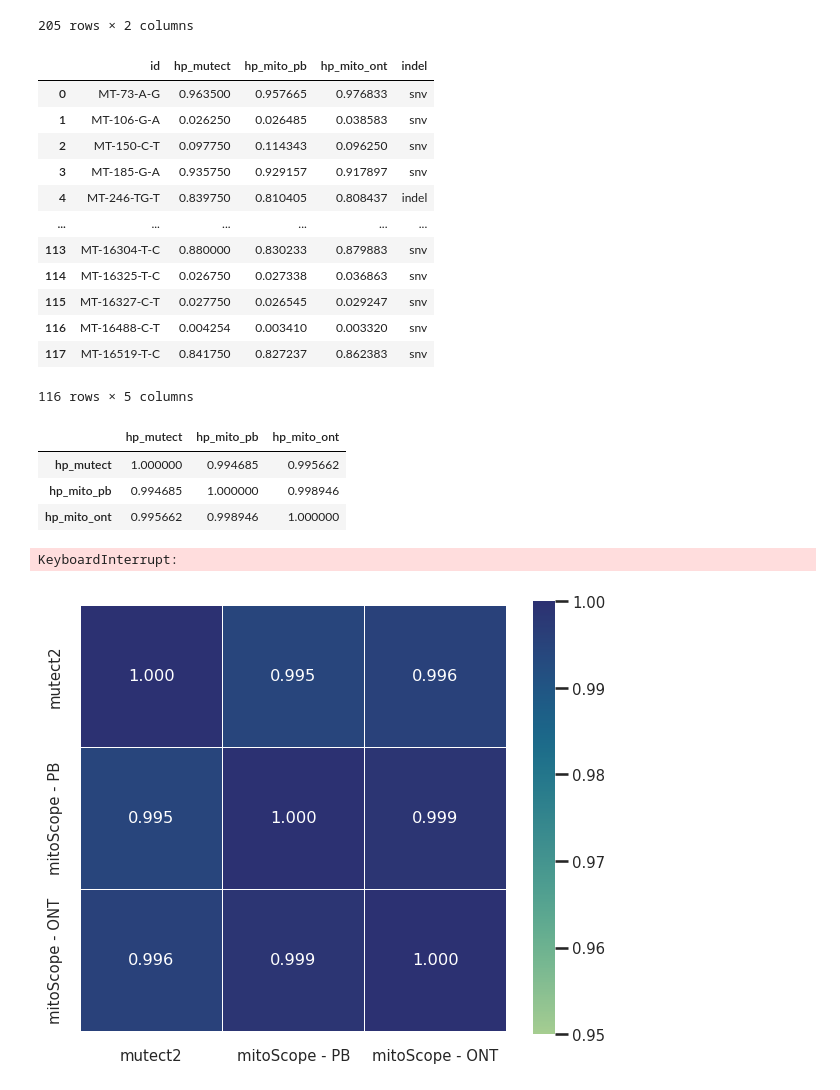
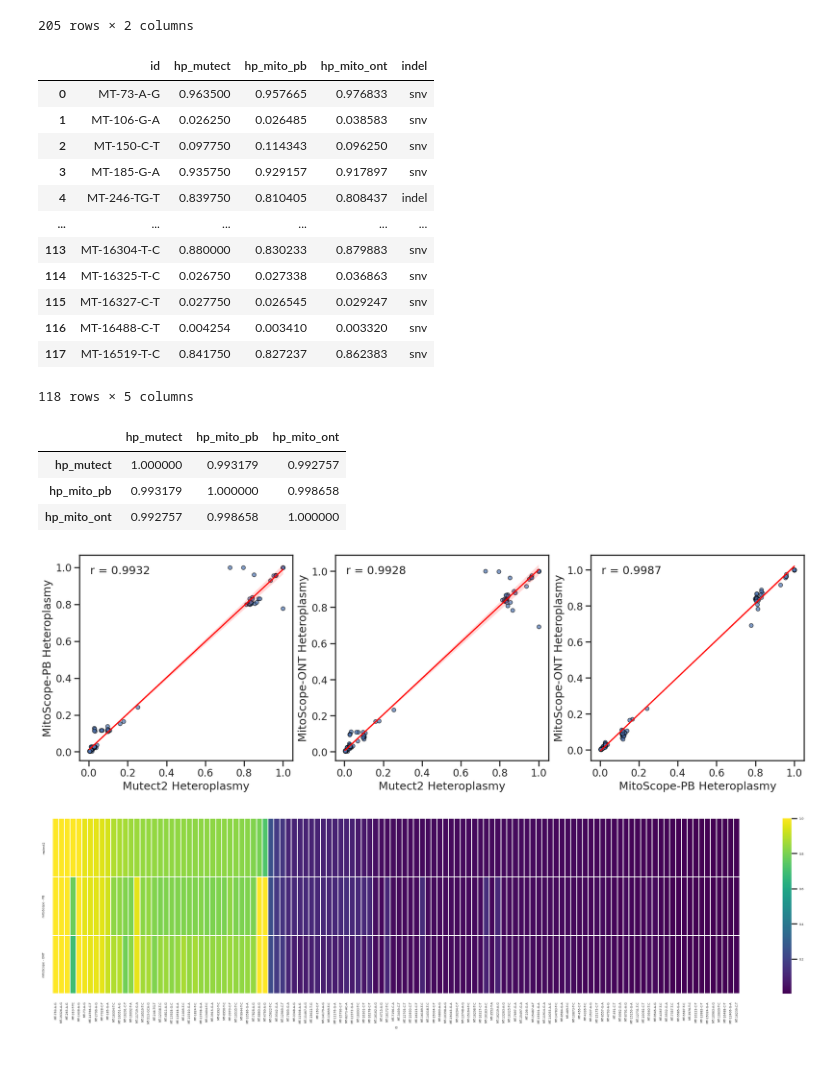
Before and after one commit to czakarian/smaht_mitoscope_analysis, a Jupyter notebook: benchmarking.ipynb, the cells around one changed output. Cells and saved outputs as stored; diff of their text form; code cells hidden in the pictures; blank space fills up the shorter version.

```diff
--- a/benchmarking.ipynb
+++ b/benchmarking.ipynb
@@ -313,7 +332,7 @@ final_merged_df['indel'] = final_merged_df.apply(lambda row: 'indel' if (len(row
 final_merged_df = final_merged_df.drop(columns=['ref','alt'])
 
 final_merged_df['pos'] = final_merged_df['id'].str.split('-', expand=True)[1].astype(int)
-final_merged_df = final_merged_df[~(final_merged_df['pos'].isin(poly_homopolymer_regions))]
+#final_merged_df = final_merged_df[~(final_merged_df['pos'].isin(poly_homopolymer_regions))]
 final_merged_df = final_merged_df.drop(columns=["pos"])
 
 final_merged_df
@@ -330,27 +349,68 @@ final_merged_df
 | 115 | MT-16327-C-T | 0.027750 | 0.026545 | 0.029247 | snv |
 | 116 | MT-16488-C-T | 0.004254 | 0.003410 | 0.003320 | snv |
 | 117 | MT-16519-T-C | 0.841750 | 0.827237 | 0.862383 | snv |
-116 rows × 5 columns
+118 rows × 5 columns
 # %%
 corr = final_merged_df.drop(columns=['id', 'indel']).corr()
 corr
 # %% [output]
 |  | hp_mutect | hp_mito_pb | hp_mito_ont |
-| hp_mutect | 1.000000 | 0.994685 | 0.995662 |
-| hp_mito_pb | 0.994685 | 1.000000 | 0.998946 |
-| hp_mito_ont | 0.995662 | 0.998946 | 1.000000 |
+| hp_mutect | 1.000000 | 0.993179 | 0.992757 |
+| hp_mito_pb | 0.993179 | 1.000000 | 0.998658 |
+| hp_mito_ont | 0.992757 | 0.998658 | 1.000000 |
+# %%
+sns.set_theme(style="ticks", context="talk", font_scale=1)
+
+fig, axes = plt.subplots(1, 3, figsize=(21, 6))
+
+common_kws = dict(scatter_kws={'s': 40, 'alpha': 0.7, 'edgecolor': 'black'},
+                  line_kws={'color': 'red', 'lw': 2})
+
+sns.regplot(data=final_merged_df, x='hp_mutect', y='hp_mito_pb', ax=axes[0], **common_kws)
+axes[0].set_xlabel('Mutect2 Heteroplasmy')
+axes[0].set_ylabel('MitoScope-PB Heteroplasmy')
+axes[0].text(0.05, 0.95, f"r = {corr.loc['hp_mutect', 'hp_mito_pb']:.4f}",
+             transform=axes[0].transAxes,
+             ha="left", va="top")
+
+sns.regplot(data=final_merged_df, x='hp_mutect', y='hp_mito_ont', ax=axes[1], **common_kws)
+axes[1].set_xlabel('Mutect2 Heteroplasmy')
+axes[1].set_ylabel('MitoScope-ONT Heteroplasmy')
+axes[1].text(0.05, 0.95, f"r = {corr.loc['hp_mutect', 'hp_mito_ont']:.4f}",
+             transform=axes[1].transAxes,
+             ha="left", va="top")
+
+sns.regplot(data=final_merged_df, x='hp_mito_pb', y='hp_mito_ont', ax=axes[2], **common_kws)
+axes[2].set_xlabel('MitoScope-PB Heteroplasmy')
+axes[2].set_ylabel('MitoScope-ONT Heteroplasmy')
+axes[2].text(0.05, 0.95, f"r = {corr.loc['hp_mito_pb', 'hp_mito_ont']:.4f}",
+             transform=axes[2].transAxes,
+             ha="left", va="top")
+
+plt.savefig("plots/fig2-hapmap_heteroplasmy_correlation_plots.pdf", dpi=300, bbox_inches='tight')
+plt.show()
+# %% [output]
+[figure, added]
 # %%
-sns.set_theme(style="whitegrid", context="talk", font_scale=0.65)
-labels=['mutect2', 'mitoScope - PB', 'mitoScope - ONT']
+sns.set_theme(style="whitegrid", context="talk", font_scale=0.3)
 
-plt.figure(figsize=(6, 5))
-sns.heatmap(corr, xticklabels=labels, yticklabels=labels, annot=True, cmap="crest", vmin=0.95, vmax=1, square=True, fmt=".3f", linewidth=.5)
-#plt.title("Correlation of heteroplasmy levels across tools")
+labels = ['mutect2', 'mitoScope - PB', 'mitoScope - ONT']
+df_sorted = final_merged_df.sort_values("hp_mutect", ascending=False).drop(columns=['indel'])
+
+plt.figure(figsize=(20, 5))  # flip aspect ratio
+
+ax = sns.heatmap(
+    df_sorted.set_index(["id"]).T,
+    yticklabels=labels,
+    annot=False,
+    cmap="viridis",
+    linewidths=0.1,
+    fmt=".3f"
+)
+
+plt.title("")
 plt.tight_layout()
-
-
-plt.savefig("plots/hapmap.benchmarking.concordance.heatmap.png", dpi=300)
+plt.savefig("plots/fig2-hapmap_heteroplasmy_concordance_heatmap.pdf", dpi=300)
 plt.show()
 # %% [output]
-KeyboardInterrupt:
-[figure, old version]
+[figure, new version]
```
Also changed, not shown: parts of 9 cells of this notebook, 2 other files.
